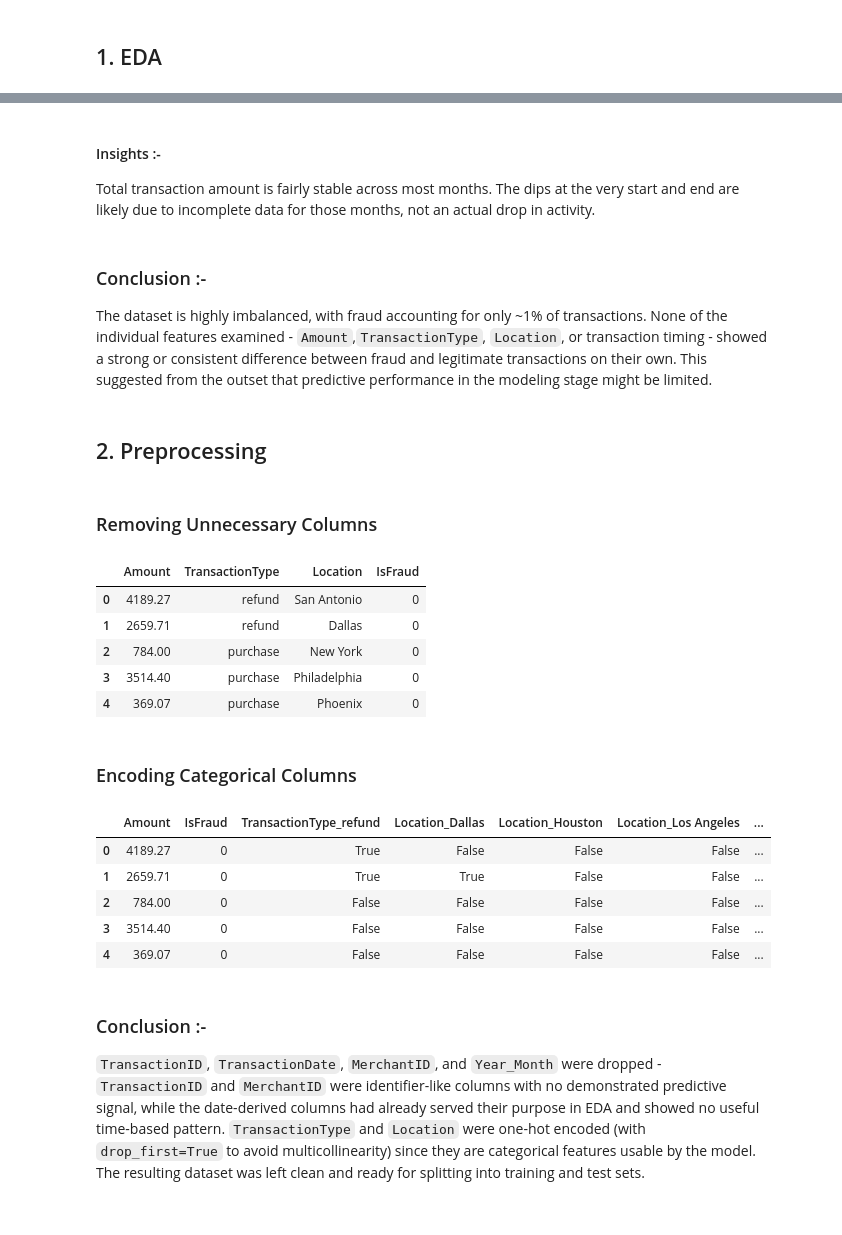
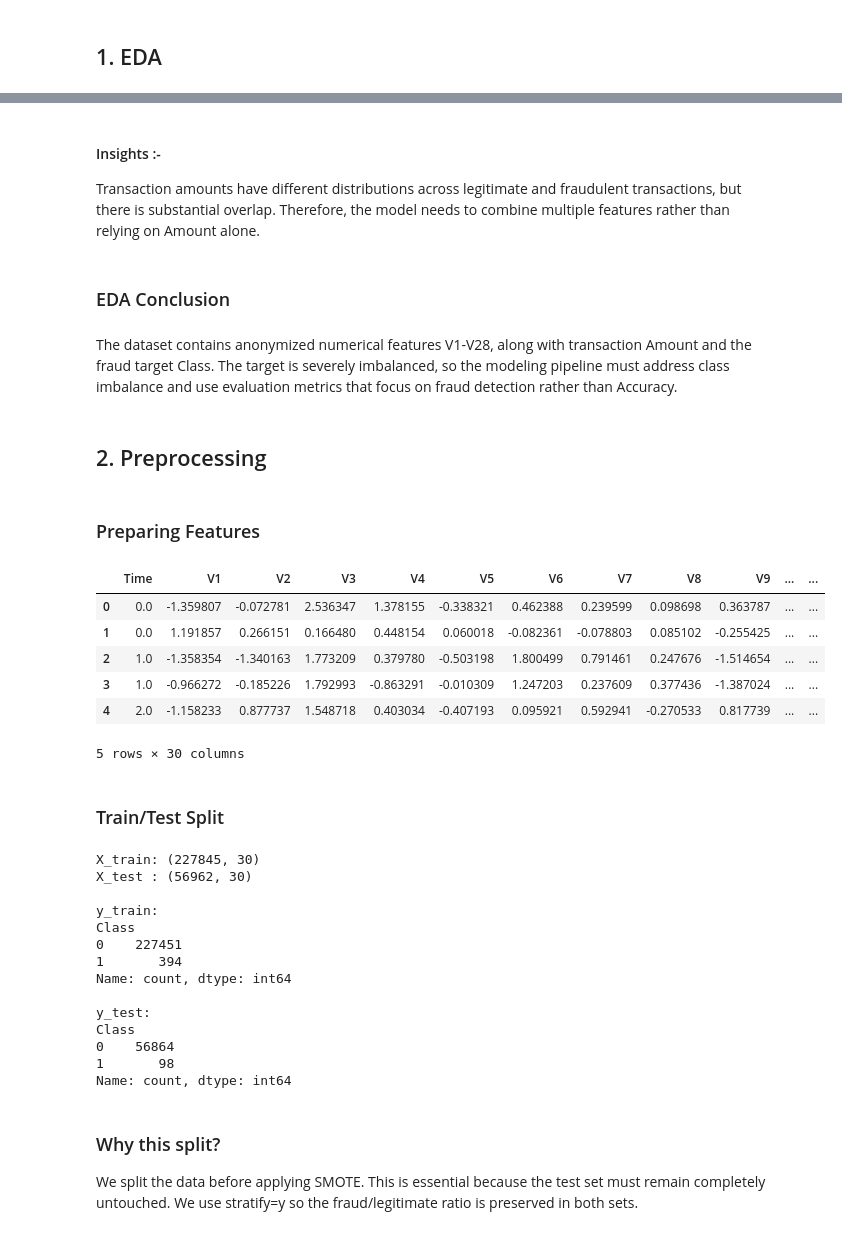
Before and after one commit to Yash-Codes07/DecodeLabs_Tasks, a Jupyter notebook: TASK_2/notebooks/Project2.ipynb, the cells around one changed output, grey strips where cells are left out. Cells and saved outputs as stored; diff of their text form; code cells hidden in the pictures.

```diff
--- a/TASK_2/notebooks/Project2.ipynb
+++ b/TASK_2/notebooks/Project2.ipynb
@@ -27,7 +29,7 @@ from sklearn.metrics import (
 # %% [markdown]
 ### Loading Data
 # %%
-df = pd.read_csv("../data/credit_card_fraud_dataset.csv")
+df = pd.read_csv("../data/creditcard.csv")
 # %%
 df.head()
 # %% [output]
@@ -92,4 +45,4 @@ np.int64(0)
 # %%
-df["TransactionDate"] = pd.to_datetime(df["TransactionDate"])
-df["TransactionDate"] = df["TransactionDate"].dt.normalize()
-df["Year_Month"] = df["TransactionDate"].dt.strftime("%Y-%m")
+print("Shape:", df.shape)
+print("\nColumns:")
+print(df.columns.tolist())
@@ -195,25 +158,28 @@ plt.show()
+# %% [markdown]
+#### Insights :-
+Transaction amounts have different distributions across legitimate and fraudulent transactions, but there is substantial overlap. Therefore, the model needs to combine multiple features rather than relying on Amount alone.
 # %% [markdown]
-#### Insights :-
-Total transaction amount is fairly stable across most months. The dips at the very start and end are likely due to incomplete data for those months, not an actual drop in activity.
+### EDA Conclusion
 # %% [markdown]
-### Conclusion :-
-
-The dataset is highly imbalanced, with fraud accounting for only ~1% of transactions. None of the individual features examined - `Amount`,`TransactionType`, `Location`, or transaction timing - showed a strong or consistent difference between fraud and legitimate transactions on their own. This suggested from the outset that predictive performance in the modeling stage might be limited.
+The dataset contains anonymized numerical features V1-V28, along with transaction Amount and the fraud target Class. The target is severely imbalanced, so the modeling pipeline must address class imbalance and use evaluation metrics that focus on fraud detection rather than Accuracy.
 # %% [markdown]
 ## 2. Preprocessing
 # %% [markdown]
-### Removing Unnecessary Columns
+### Preparing Features
 # %%
-df = df.drop(columns=["TransactionID", "TransactionDate", "MerchantID", "Year_Month"])
+# Drop the target from X. Keep the numerical V1-V28 and Amount features.
+X = df.drop(columns=["Class"])
+y = df["Class"]
 # %%
-df.head()
+X.head()
 # %% [output]
-|  | Amount | TransactionType | Location | IsFraud |
-| 0 | 4189.27 | refund | San Antonio | 0 |
-| 1 | 2659.71 | refund | Dallas | 0 |
-| 2 | 784.00 | purchase | New York | 0 |
-| 3 | 3514.40 | purchase | Philadelphia | 0 |
-| 4 | 369.07 | purchase | Phoenix | 0 |
+|  | Time | V1 | V2 | V3 | V4 | V5 | V6 | V7 | V8 | V9 | ... | ... |
+| 0 | 0.0 | -1.359807 | -0.072781 | 2.536347 | 1.378155 | -0.338321 | 0.462388 | 0.239599 | 0.098698 | 0.363787 | ... | ... |
+| 1 | 0.0 | 1.191857 | 0.266151 | 0.166480 | 0.448154 | 0.060018 | -0.082361 | -0.078803 | 0.085102 | -0.255425 | ... | ... |
+| 2 | 1.0 | -1.358354 | -1.340163 | 1.773209 | 0.379780 | -0.503198 | 1.800499 | 0.791461 | 0.247676 | -1.514654 | ... | ... |
+| 3 | 1.0 | -0.966272 | -0.185226 | 1.792993 | -0.863291 | -0.010309 | 1.247203 | 0.237609 | 0.377436 | -1.387024 | ... | ... |
+| 4 | 2.0 | -1.158233 | 0.877737 | 1.548718 | 0.403034 | -0.407193 | 0.095921 | 0.592941 | -0.270533 | 0.817739 | ... | ... |
+5 rows × 30 columns
 # %% [markdown]
-### Encoding Categorical Columns
+### Train/Test Split
 # %%
@@ -224,15 +192,27 @@ df = pd.get_dummies(
 )
 # %%
-df.head()
+print("X_train:", X_train.shape)
+print("X_test :", X_test.shape)
+print("\ny_train:")
+print(y_train.value_counts())
+print("\ny_test:")
+print(y_test.value_counts())
 # %% [output]
-|  | Amount | IsFraud | TransactionType_refund | Location_Dallas | Location_Houston | Location_Los Angeles | ... |
-| 0 | 4189.27 | 0 | True | False | False | False | ... |
-| 1 | 2659.71 | 0 | True | True | False | False | ... |
-| 2 | 784.00 | 0 | False | False | False | False | ... |
-| 3 | 3514.40 | 0 | False | False | False | False | ... |
-| 4 | 369.07 | 0 | False | False | False | False | ... |
+X_train: (227845, 30)
+X_test : (56962, 30)
+
+y_train:
+Class
+0    227451
+1       394
+Name: count, dtype: int64
+
+y_test:
+Class
+0    56864
+1       98
+Name: count, dtype: int64
 # %% [markdown]
-### Conclusion :-
-
-`TransactionID`, `TransactionDate`, `MerchantID`, and `Year_Month` were dropped - `TransactionID` and `MerchantID` were identifier-like columns with no demonstrated predictive signal, while the date-derived columns had already served their purpose in EDA and showed no useful time-based pattern. `TransactionType` and `Location` were one-hot encoded (with `drop_first=True` to avoid multicollinearity) since they are categorical features usable by the model. The resulting dataset was left clean and ready for splitting into training and test sets.
+### Why this split?
+We split the data before applying SMOTE. This is essential because the test set must remain completely untouched. We use stratify=y so the fraud/legitimate ratio is preserved in both sets.
 # %% [markdown]
```
Also changed, not shown: parts of 61 cells of this notebook, 9 other files.
